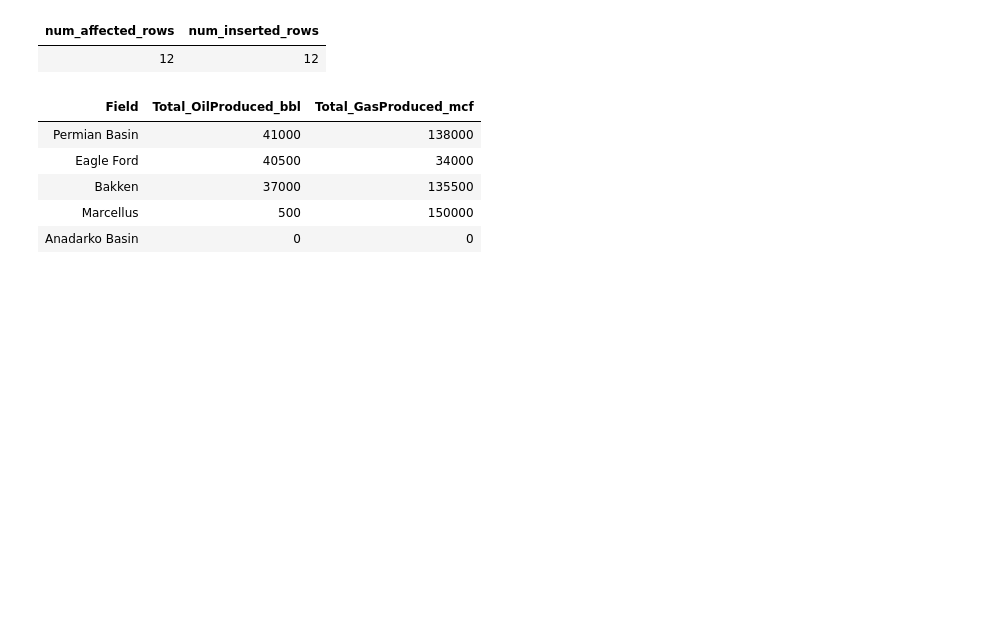
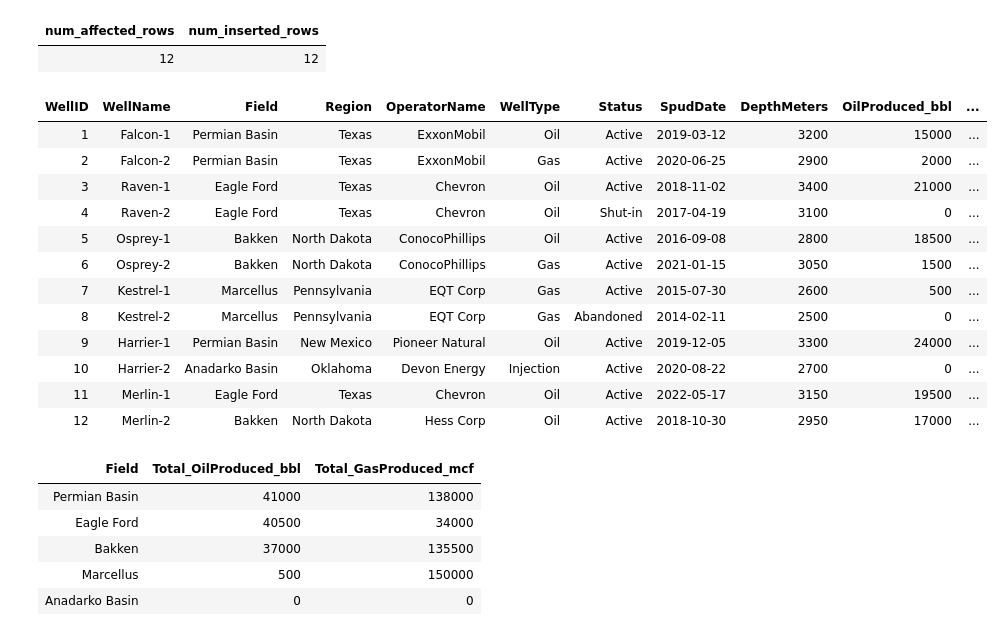
Before and after one commit to bathula7036/Databricks_Sql_Transformations_Students_Data, a Jupyter notebook: Day 2 -SQL.ipynb, the cells around one changed output. Cells and saved outputs as stored; diff of their text form; code cells hidden in the pictures; blank space fills up the shorter version.

```diff
--- a/Day 2 -SQL.ipynb
+++ b/Day 2 -SQL.ipynb
@@ -50,3 +36,19 @@ GROUP BY Field;
+# %%
+select * from well_production;
+# %% [output]
+| WellID | WellName | Field | Region | OperatorName | WellType | Status | SpudDate | DepthMeters | OilProduced_bbl | ... |
+| 1 | Falcon-1 | Permian Basin | Texas | ExxonMobil | Oil | Active | 2019-03-12 | 3200 | 15000 | ... |
+| 2 | Falcon-2 | Permian Basin | Texas | ExxonMobil | Gas | Active | 2020-06-25 | 2900 | 2000 | ... |
+| 3 | Raven-1 | Eagle Ford | Texas | Chevron | Oil | Active | 2018-11-02 | 3400 | 21000 | ... |
+| 4 | Raven-2 | Eagle Ford | Texas | Chevron | Oil | Shut-in | 2017-04-19 | 3100 | 0 | ... |
+| 5 | Osprey-1 | Bakken | North Dakota | ConocoPhillips | Oil | Active | 2016-09-08 | 2800 | 18500 | ... |
+| 6 | Osprey-2 | Bakken | North Dakota | ConocoPhillips | Gas | Active | 2021-01-15 | 3050 | 1500 | ... |
+| 7 | Kestrel-1 | Marcellus | Pennsylvania | EQT Corp | Gas | Active | 2015-07-30 | 2600 | 500 | ... |
+| 8 | Kestrel-2 | Marcellus | Pennsylvania | EQT Corp | Gas | Abandoned | 2014-02-11 | 2500 | 0 | ... |
+| 9 | Harrier-1 | Permian Basin | New Mexico | Pioneer Natural | Oil | Active | 2019-12-05 | 3300 | 24000 | ... |
+| 10 | Harrier-2 | Anadarko Basin | Oklahoma | Devon Energy | Injection | Active | 2020-08-22 | 2700 | 0 | ... |
+| 11 | Merlin-1 | Eagle Ford | Texas | Chevron | Oil | Active | 2022-05-17 | 3150 | 19500 | ... |
+| 12 | Merlin-2 | Bakken | North Dakota | Hess Corp | Oil | Active | 2018-10-30 | 2950 | 17000 | ... |
 # %%
 %sql
 
```
Also changed, not shown: parts of 3 cells of this notebook.
